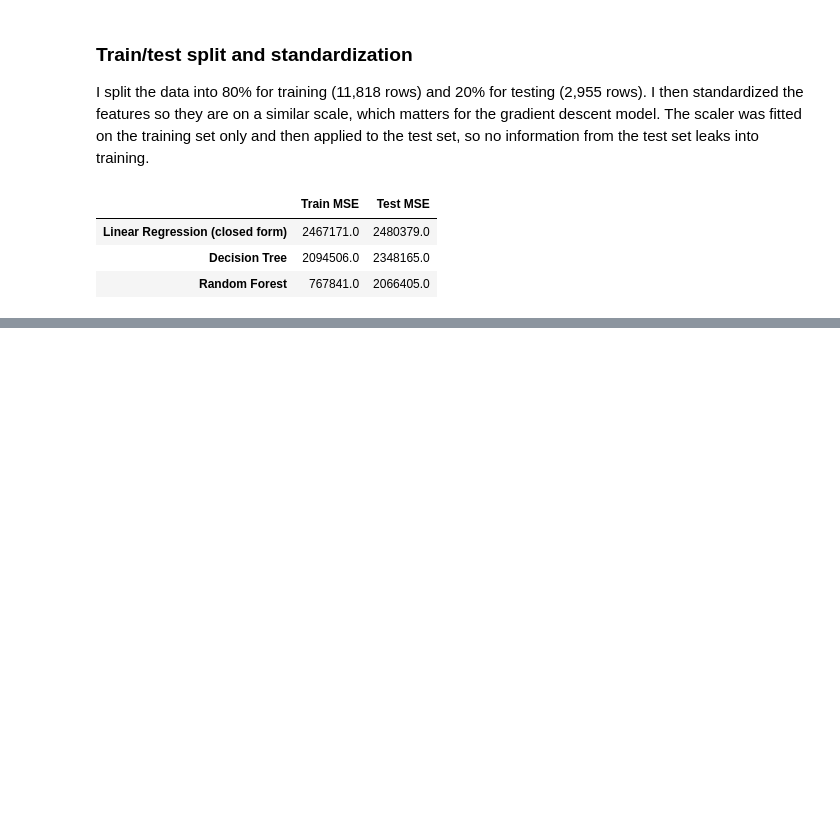
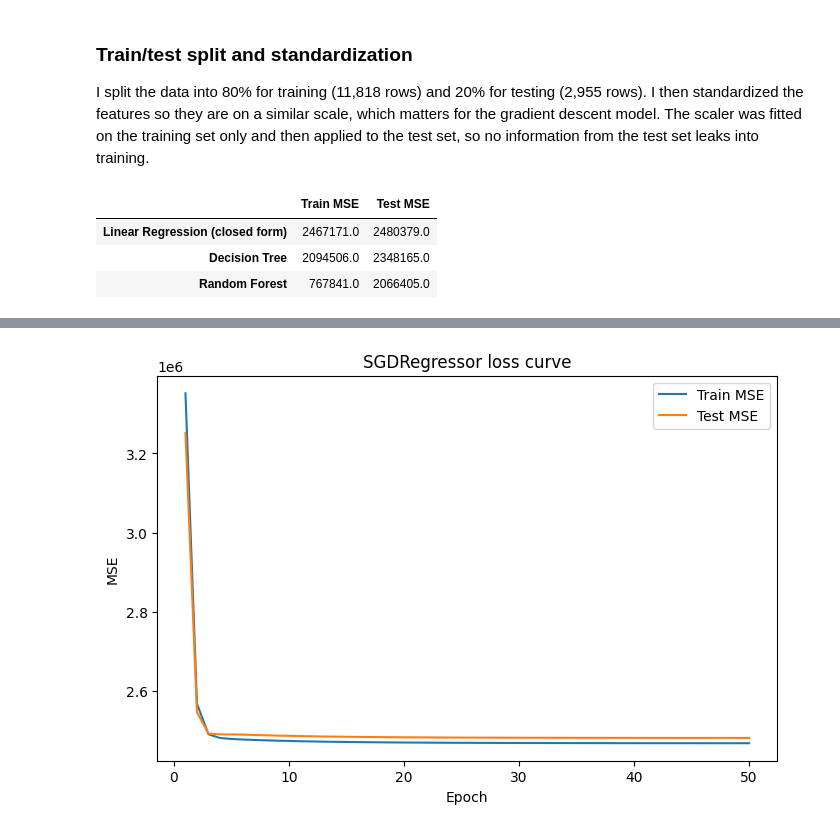
Before and after one commit to Ladecodes1/linear_regression_model, a Jupyter notebook: summative/linear_regression/multivariate.ipynb, the cells around one changed output, grey strips where cells are left out. Saved outputs shown, nothing was run; the diff lists cells and outputs as text; code cells hidden in the pictures; blank space fills up the shorter version.

Commit message:
Add SGDRegressor tuning, loss curve and model comparison table

```diff
--- a/summative/linear_regression/multivariate.ipynb
+++ b/summative/linear_regression/multivariate.ipynb
@@ -201,3 +201,14 @@ pd.DataFrame(results).T.round(0)
 | Linear Regression (closed form) | 2467171.0 | 2480379.0 |
 | Decision Tree | 2094506.0 | 2348165.0 |
 | Random Forest | 767841.0 | 2066405.0 |
+# %%
+from sklearn.linear_model import SGDRegressor
+
+def train_sgd(learning_rate, alpha, epochs=50):
+    model = SGDRegressor(learning_rate="constant", eta0=learning_rate, alpha=alpha, penalty="l2", random_state=42)
+    train_losses, test_losses = [], []
+    for epoch in range(epochs):
+        model.partial_fit(X_train_scaled, y_train)
+        train_losses.append(mean_squared_error(y_train, model.predict(X_train_scaled)))
+        test_losses.append(mean_squared_error(y_test, model.predict(X_test_scaled)))
+    return model, train_losses, test_losses
@@ -203,0 +256,13 @@ pd.DataFrame(results).T.round(0)
+# %%
+best_sgd, train_losses, test_losses = train_sgd(learning_rate=0.0001, alpha=0.01, epochs=50)
+
+plt.figure(figsize=(8, 5))
+plt.plot(range(1, 51), train_losses, label="Train MSE")
+plt.plot(range(1, 51), test_losses, label="Test MSE")
+plt.xlabel("Epoch")
+plt.ylabel("MSE")
+plt.title("SGDRegressor loss curve")
+plt.legend()
+plt.show()
+# %% [output]
+[figure, added]
```
Also changed, not shown: parts of 4 cells of this notebook.
